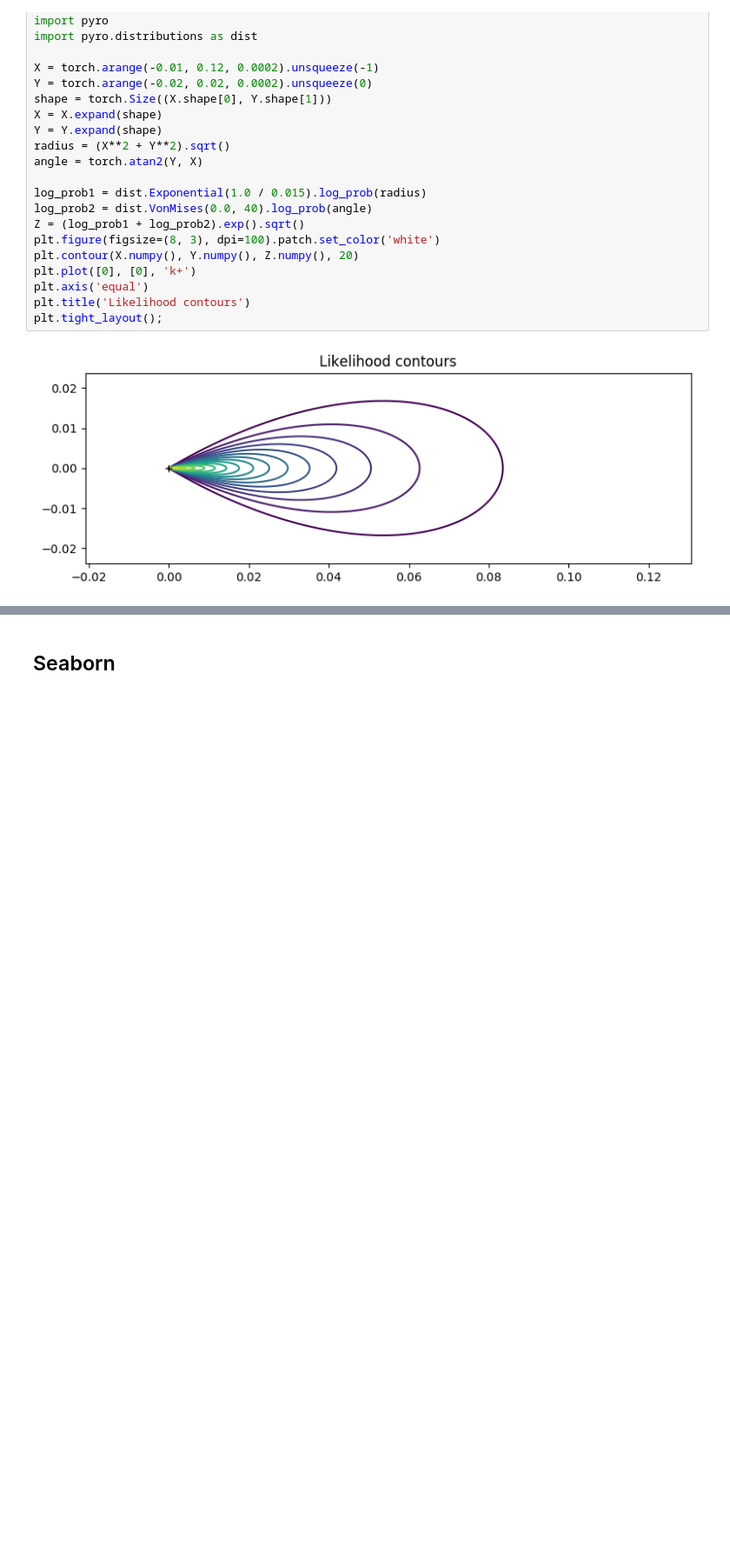
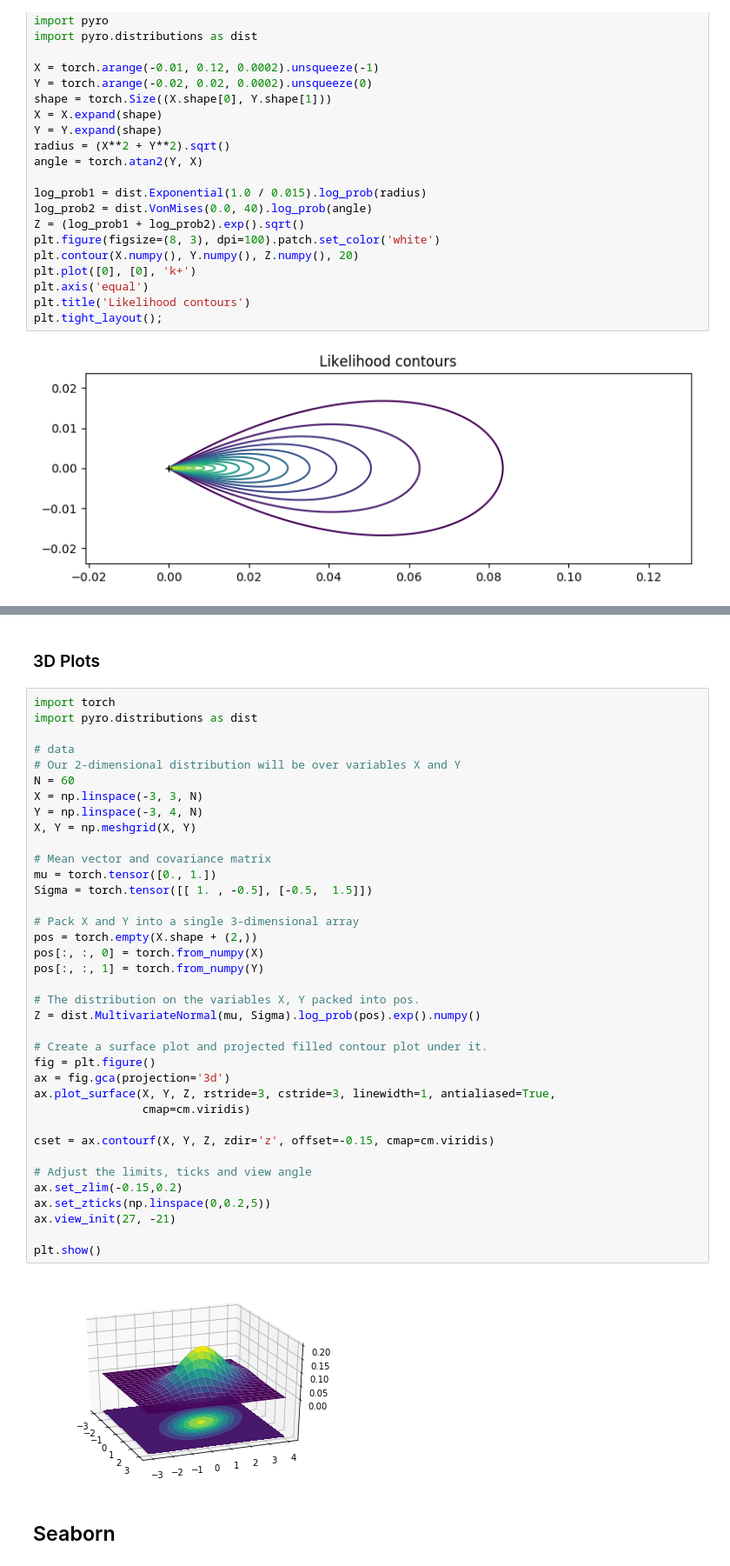
Before and after one commit to jpchen/makeplot, a Jupyter notebook: plots.ipynb, the cells around one changed output, grey strips where cells are left out. Shown at 87% size. Drawn from its saved outputs; the diff is of its cells as text; blank space fills up the shorter version.

```diff
--- a/plots.ipynb
+++ b/plots.ipynb
@@ -74,2 +114,43 @@ plt.tight_layout();
+# %% [markdown]
+### 3D Plots
+# %%
+import torch
+import pyro.distributions as dist
+
+# data
+# Our 2-dimensional distribution will be over variables X and Y
+N = 60
+X = np.linspace(-3, 3, N)
+Y = np.linspace(-3, 4, N)
+X, Y = np.meshgrid(X, Y)
+
+# Mean vector and covariance matrix
+mu = torch.tensor([0., 1.])
+Sigma = torch.tensor([[ 1. , -0.5], [-0.5,  1.5]])
+
+# Pack X and Y into a single 3-dimensional array
+pos = torch.empty(X.shape + (2,))
+pos[:, :, 0] = torch.from_numpy(X)
+pos[:, :, 1] = torch.from_numpy(Y)
+
+# The distribution on the variables X, Y packed into pos.
+Z = dist.MultivariateNormal(mu, Sigma).log_prob(pos).exp().numpy()
+
+# Create a surface plot and projected filled contour plot under it.
+fig = plt.figure()
+ax = fig.gca(projection='3d')
+ax.plot_surface(X, Y, Z, rstride=3, cstride=3, linewidth=1, antialiased=True,
+                cmap=cm.viridis)
+
+cset = ax.contourf(X, Y, Z, zdir='z', offset=-0.15, cmap=cm.viridis)
+
+# Adjust the limits, ticks and view angle
+ax.set_zlim(-0.15,0.2)
+ax.set_zticks(np.linspace(0,0.2,5))
+ax.view_init(27, -21)
+
+plt.show()
+# %% [output]
+[figure, added]
 # %% [markdown]
 ## Seaborn
```
Also changed, not shown: parts of 8 cells of this notebook, 1 other file.
